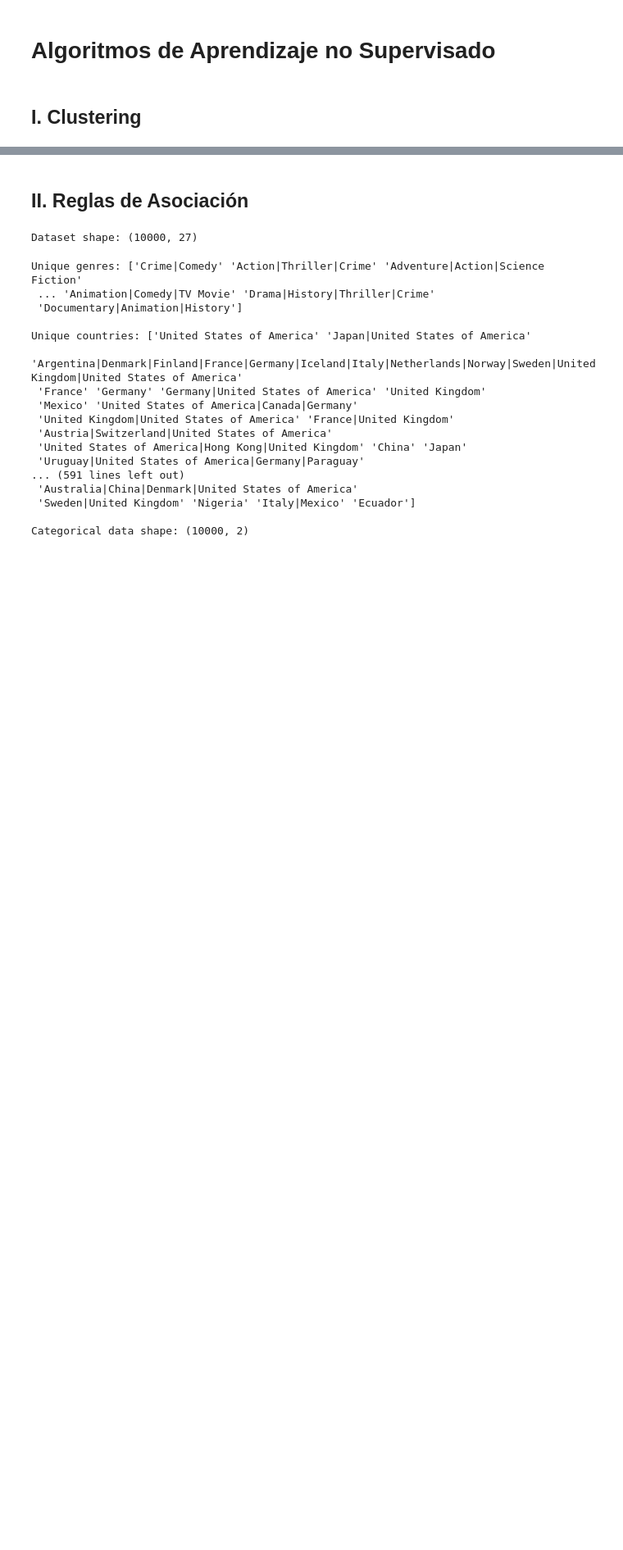
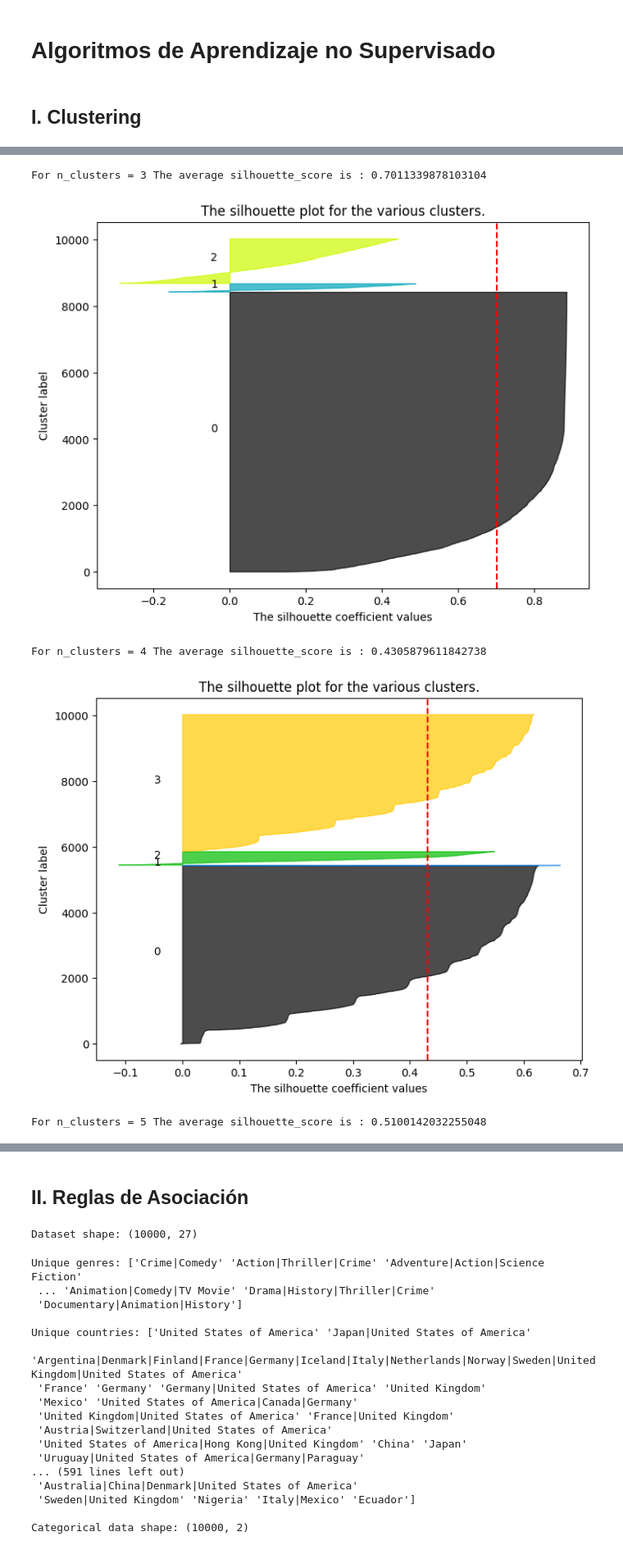
Before and after one commit to Fabiola-cc/CineVision_Studios, a Jupyter notebook: Entrega_2_Clustering_Apriori_PSA.ipynb, the cells around one changed output, grey strips where cells are left out. Shown at 82% size. Drawn from its saved outputs; the diff is of its cells as text; code cells hidden in the pictures; blank space fills up the shorter version.

```diff
--- a/Entrega_2_Clustering_Apriori_PSA.ipynb
+++ b/Entrega_2_Clustering_Apriori_PSA.ipynb
@@ -4,0 +170,65 @@
+# %%
+for i, group in enumerate(Groups):
+    plt.figure(figsize=(8, 6))
+    n_clusters = k_clusters[i]
+
+    # Initialize the clusterer with n_clusters value and a random generator
+    # seed of 10 for reproducibility.
+    clusterer = KMeans(n_clusters=n_clusters, random_state=10)
+    cluster_labels = clusterer.fit_predict(group)
+
+    # The silhouette_score gives the average value for all the samples.
+    # This gives a perspective into the density and separation of the formed
+    # clusters
+    silhouette_avg = silhouette_score(group, cluster_labels)
+    print(
+        "For n_clusters =",
+        n_clusters,
+        "The average silhouette_score is :",
+        silhouette_avg,
+    )
+
+    # Compute the silhouette scores for each sample
+    sample_silhouette_values = silhouette_samples(group, cluster_labels)
+
+    y_lower = 10
+    for i in range(n_clusters):
+        # Aggregate the silhouette scores for samples belonging to
+        # cluster i, and sort them
+        ith_cluster_silhouette_values = sample_silhouette_values[cluster_labels == i]
+
+        ith_cluster_silhouette_values.sort()
+
+        size_cluster_i = ith_cluster_silhouette_values.shape[0]
+        y_upper = y_lower + size_cluster_i
+
+        color = cm.nipy_spectral(float(i) / n_clusters)
+        plt.fill_betweenx(
+            np.arange(y_lower, y_upper),
+            0,
+            ith_cluster_silhouette_values,
+            facecolor=color,
+            edgecolor=color,
+            alpha=0.7,
+        )
+
+        # Label the silhouette plots with their cluster numbers at the middle
+        plt.text(-0.05, y_lower + 0.5 * size_cluster_i, str(i))
+
+        # Compute the new y_lower for next plot
+        y_lower = y_upper + 10  # 10 for the 0 samples
+
+    plt.title("The silhouette plot for the various clusters.")
+    plt.xlabel("The silhouette coefficient values")
+    plt.ylabel("Cluster label")
+
+    # The vertical line for average silhouette score of all the values
+    plt.axvline(x=silhouette_avg, color="red", linestyle="--")
+
+    plt.show()
+# %% [output]
+For n_clusters = 3 The average silhouette_score is : 0.7011339878103104
+[figure, added]
+For n_clusters = 4 The average silhouette_score is : 0.4305879611842738
+[figure, added]
+For n_clusters = 5 The average silhouette_score is : 0.5100142032255048
```
Also changed, not shown: parts of 23 cells of this notebook, 1 other file.
